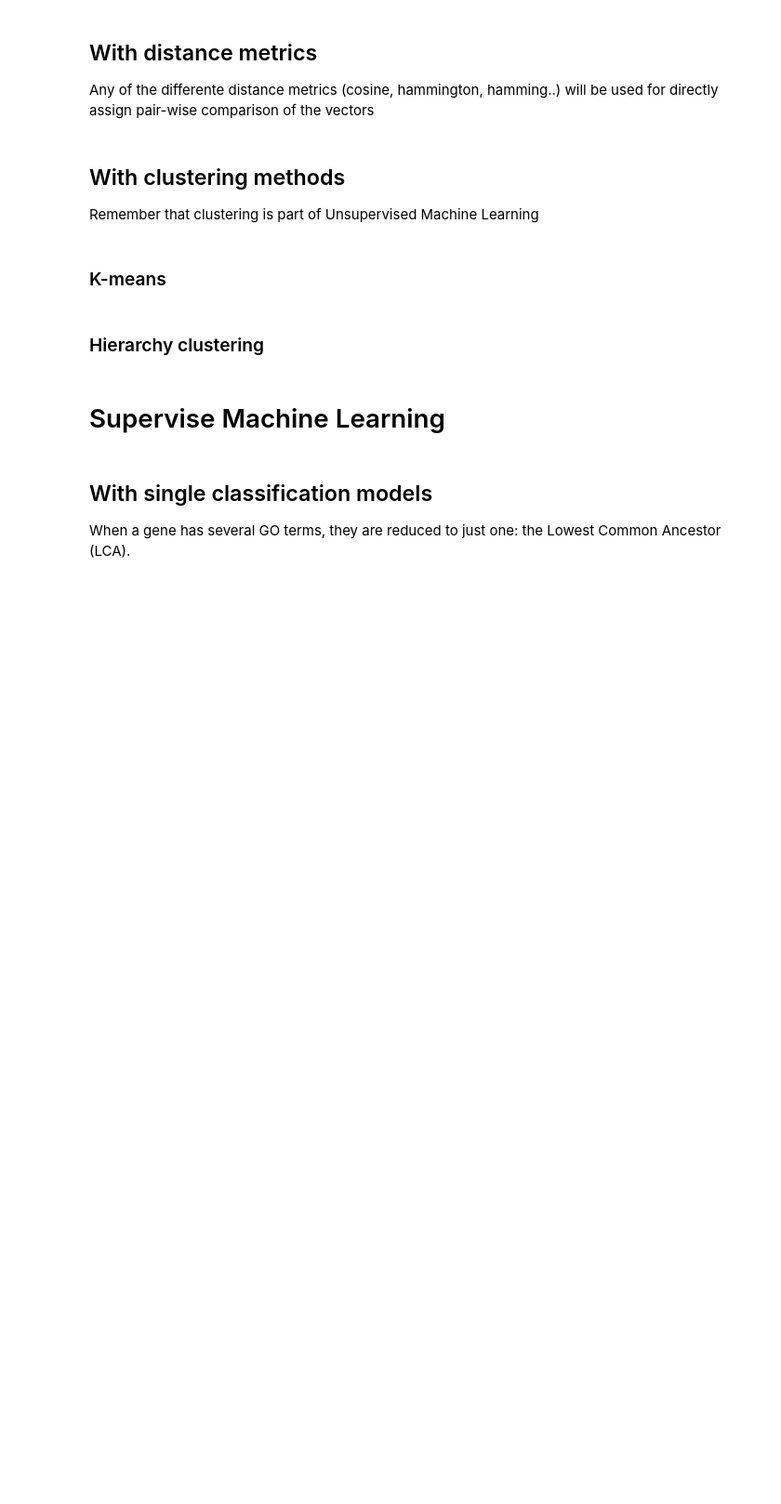
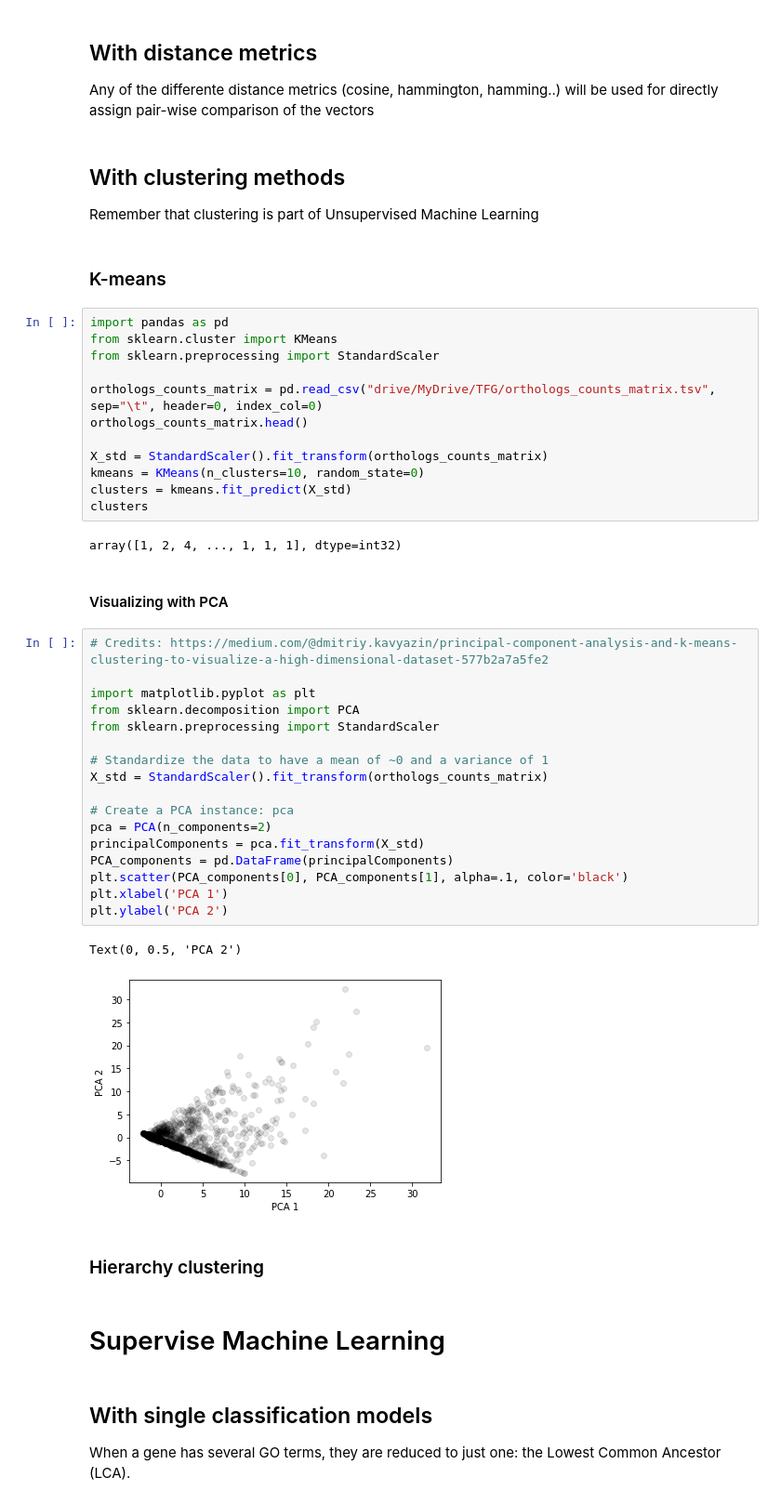
Before and after one commit to geovalexis/PP2GO, a Jupyter notebook: Methods.ipynb, the cells around one changed output. Shown: that part at 93% size. Cells and saved outputs as stored; diff of their text form; blank space fills up the shorter version.

Commit message:
Paved the way to k-means and visualization

```diff
--- a/Methods.ipynb
+++ b/Methods.ipynb
@@ -513,6 +513,42 @@ Any of the differente distance metrics (cosine, hammington, hamming..) will be u
 Remember that clustering is part of Unsupervised Machine Learning
 # %% [markdown]
 ### K-means
+# %%
+import pandas as pd
+from sklearn.cluster import KMeans
+from sklearn.preprocessing import StandardScaler
+
+orthologs_counts_matrix = pd.read_csv("drive/MyDrive/TFG/orthologs_counts_matrix.tsv", sep="\t", header=0, index_col=0)
+orthologs_counts_matrix.head()
+
+X_std = StandardScaler().fit_transform(orthologs_counts_matrix)
+kmeans = KMeans(n_clusters=10, random_state=0)
+clusters = kmeans.fit_predict(X_std)
+clusters
+# %% [output]
+array([1, 2, 4, ..., 1, 1, 1], dtype=int32)
+# %% [markdown]
+#### Visualizing with PCA
+# %%
+# Credits: https://medium.com/@dmitriy.kavyazin/principal-component-analysis-and-k-means-clustering-to-visualize-a-high-dimensional-dataset-577b2a7a5fe2
+
+import matplotlib.pyplot as plt
+from sklearn.decomposition import PCA
+from sklearn.preprocessing import StandardScaler
+
+# Standardize the data to have a mean of ~0 and a variance of 1
+X_std = StandardScaler().fit_transform(orthologs_counts_matrix)
+
+# Create a PCA instance: pca
+pca = PCA(n_components=2)
+principalComponents = pca.fit_transform(X_std)
+PCA_components = pd.DataFrame(principalComponents)
+plt.scatter(PCA_components[0], PCA_components[1], alpha=.1, color='black')
+plt.xlabel('PCA 1')
+plt.ylabel('PCA 2')
+# %% [output]
+Text(0, 0.5, 'PCA 2')
+[figure, added]
 # %% [markdown]
 ### Hierarchy clustering
 # %% [markdown]
```
